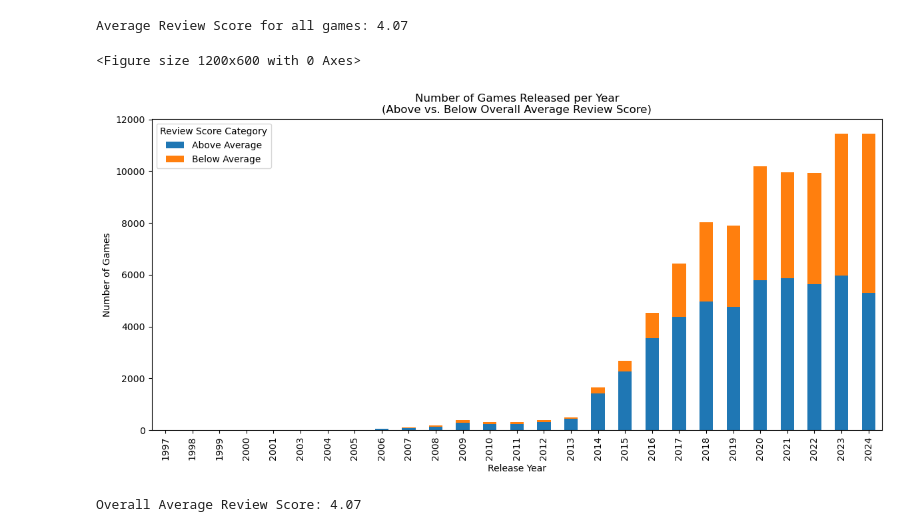
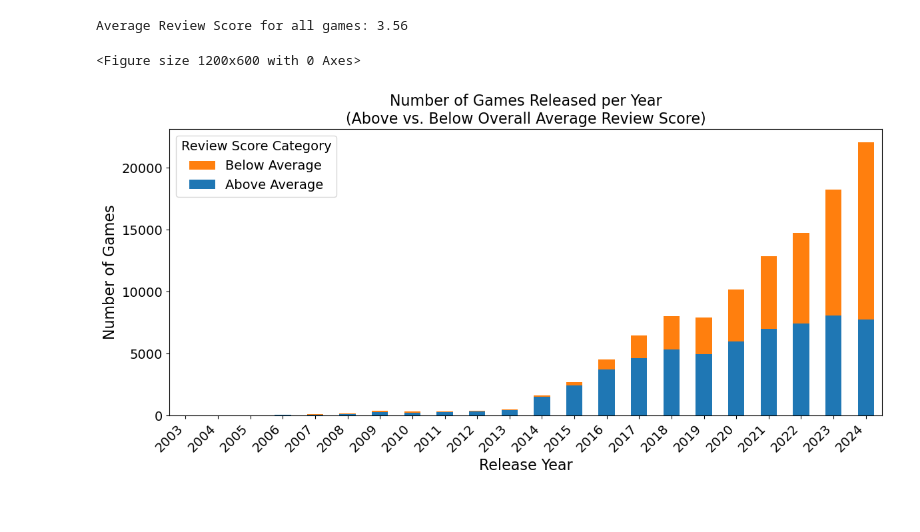
Before and after one commit to KianBahia/Steam-Data-Science-Report, a Jupyter notebook: attempt2.ipynb, the cells around one changed output. Drawn from its saved outputs; the diff is of its cells as text; code cells hidden in the pictures.

```diff
--- a/attempt2.ipynb
+++ b/attempt2.ipynb
@@ -108,16 +57,6 @@ reviews = reviews.dropna(subset=['review_score', 'positive', 'negative', 'total'
 # %%
 # Merge games and steamspy with an inner join so that only games present in both are kept
-df_merged = pd.merge(games, steamspy, on="app_id", how="inner")
-
-# Merge with grouped tags and genres (left join so that if a game lacks tags/genres, it still remains)
-df_merged = pd.merge(df_merged, tags, on="app_id", how="left")
-df_merged = pd.merge(df_merged, genres, on="app_id", how="left")
-
-# Fill missing values in tag and genre with default values
-df_merged['tag'] = df_merged['tag'].fillna('No Tags')
-df_merged['genre'] = df_merged['genre'].fillna('No Genre')
-
-df_merged = pd.merge(df_merged, reviews, on="app_id", how="inner")
+df_merged = pd.merge(games, reviews, on="app_id", how="inner")
 
 display(df_merged.head())
 print(f"Total rows in merged data: {df_merged.shape[0]}")
@@ -173,44 +112,57 @@ plt.show()
 # %%
 # Assume df_merged already has the 'review_score' and 'release_date' columns
 # Convert release_date to datetime and drop invalid ones
 df_merged['release_date'] = pd.to_datetime(df_merged['release_date'], errors='coerce')
 df_merged = df_merged.dropna(subset=['release_date'])
 df_merged['release_year'] = df_merged['release_date'].dt.year
+
+df_merged = df_merged[df_merged['release_year'] >= 2003]
 
 # Calculate the overall average review score
 avg_review = df_merged['review_score'].mean()
 print(f"Average Review Score for all games: {avg_review:.2f}")
 
 # Categorize games based on the average review score
 df_merged['score_category'] = df_merged['review_score'].apply(lambda x: 'Above Average' if x >= avg_review else 'Below Average')
 
 # Group by release_year and score_category and count the number of games
 yearly_counts = df_merged.groupby(['release_year', 'score_category']).size().reset_index(name='num_games')
 
-# Pivot the table so that each year is a row and the categories are columns
+# Modify the pivot table creation to ensure consistent order
 yearly_pivot = yearly_counts.pivot(index='release_year', columns='score_category', values='num_games').fillna(0)
+yearly_pivot = yearly_pivot[['Above Average', 'Below Average']]  # Explicitly set column order
+yearly_pivot = yearly_pivot.sort_index()
 
-# Sort the index for a chronological order
-yearly_pivot = yearly_pivot.sort_index()
 
 # Plot a stacked bar graph
 plt.figure(figsize=(12, 6))
-yearly_pivot.plot(kind='bar', stacked=True, figsize=(12,6))
-plt.xlabel("Release Year")
-plt.ylabel("Number of Games")
-plt.title("Number of Games Released per Year\n(Above vs. Below Overall Average Review Score)")
-plt.legend(title="Review Score Category")
+ax = yearly_pivot.plot(kind='bar', stacked=True, figsize=(12,6))
+
+# Font size parameters
+TITLE_FONTSIZE = 16
+XLABEL_FONTSIZE = 16
+YLABEL_FONTSIZE = 16
+XTICKLABEL_FONTSIZE = 14
+YTICKLABEL_FONTSIZE = 14
+LEGEND_TITLE_FONTSIZE = 14
+LEGEND_FONTSIZE = 14
+
+plt.xlabel("Release Year", fontsize=XLABEL_FONTSIZE)
+plt.ylabel("Number of Games", fontsize=YLABEL_FONTSIZE)
+plt.title("Number of Games Released per Year\n(Above vs. Below Overall Average Review Score)", fontsize=TITLE_FONTSIZE)
+
+# Explicitly control legend order
+handles, labels = ax.get_legend_handles_labels()
+ax.legend(handles[::-1], labels[::-1], title="Review Score Category",
+          title_fontsize=LEGEND_TITLE_FONTSIZE, fontsize=LEGEND_FONTSIZE)
+
+plt.xticks(rotation=45, ha='right', fontsize=XTICKLABEL_FONTSIZE)
+plt.yticks(fontsize=YTICKLABEL_FONTSIZE)
+plt.savefig('bar1.pdf', format='pdf', bbox_inches='tight')
+
 plt.tight_layout()
 plt.show()
 # %% [output]
-Average Review Score for all games: 4.07
+Average Review Score for all games: 3.56
 <Figure size 1200x600 with 0 Axes>
-[figure, old version]
+[figure, new version]
-# %%
-# Quality vs Quantity
-
-# Overall average review score
-avg_review = df_merged['review_score'].mean()
-print(f"Overall Average Review Score: {avg_review:.2f}")
-# %% [output]
-Overall Average Review Score: 4.07
```
Also changed, not shown: parts of 20 cells of this notebook, 3 other files.
